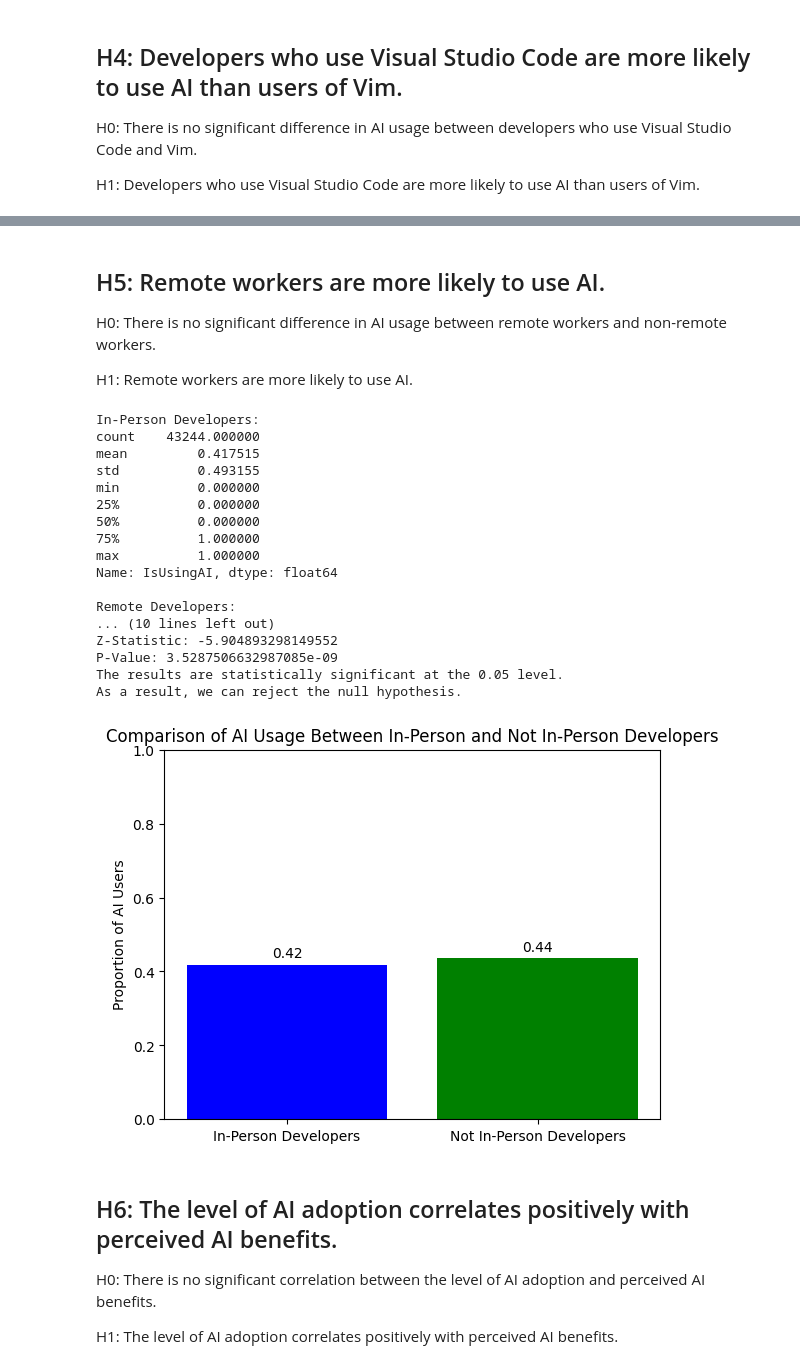
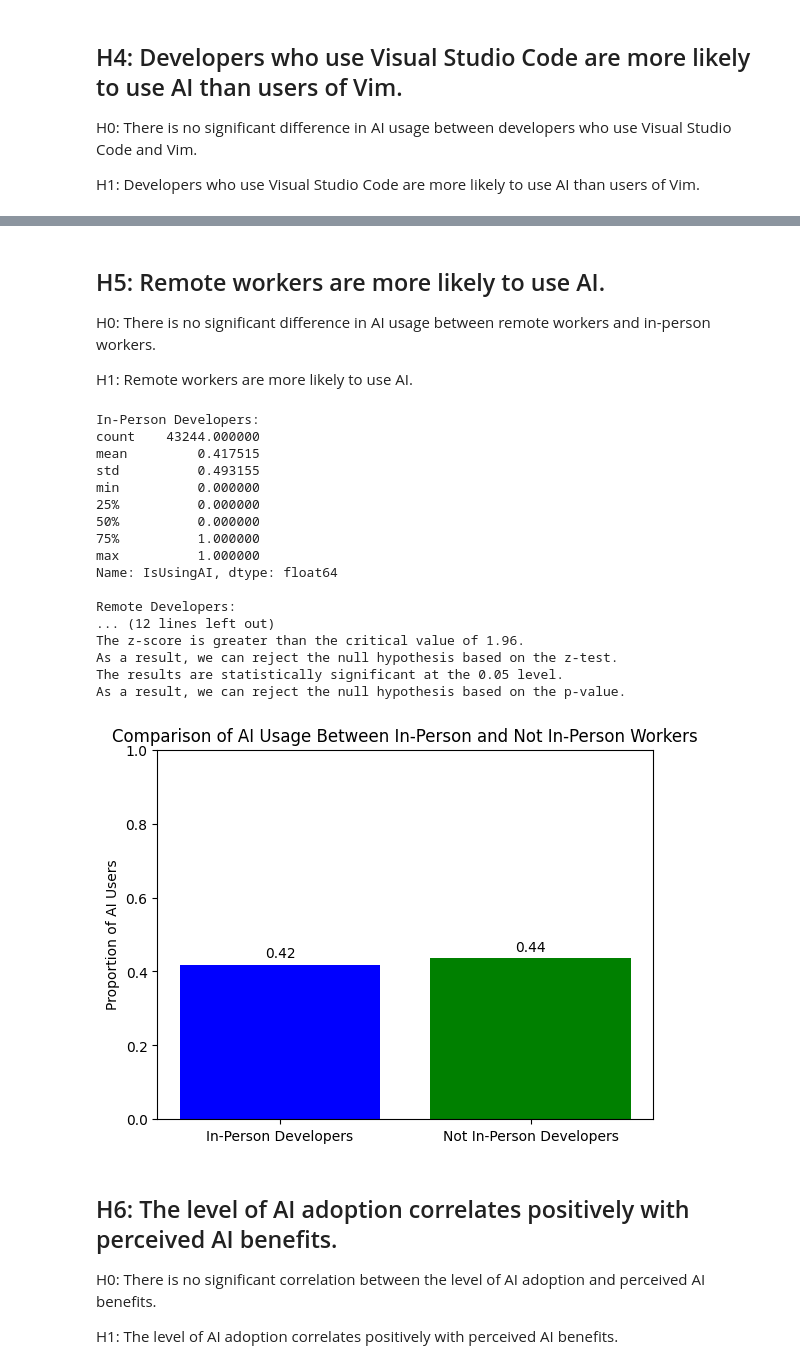
Before and after one commit to mackenly/ai-perception-and-adoption-in-the-developer-community, a Jupyter notebook: Notebook.ipynb, the cells around one changed output, grey strips where cells are left out. Saved outputs shown, nothing was run; the diff lists cells and outputs as text; code cells hidden in the pictures.

```diff
--- a/Notebook.ipynb
+++ b/Notebook.ipynb
@@ -598,7 +610,7 @@ As a result, we can reject the null hypothesis.
 # %% [markdown]
 ## H5: Remote workers are more likely to use AI.
 
-H0: There is no significant difference in AI usage between remote workers and non-remote workers.
+H0: There is no significant difference in AI usage between remote workers and in-person workers.
 
 H1: Remote workers are more likely to use AI.
 # %%
@@ -636,43 +648,49 @@ z_statistic, p_value = proportions_ztest(count, nobs)
 print("Z-Statistic:", z_statistic)
 print("P-Value:", p_value)
 
+# Do Z-test for proportions at 0.05 with critical value of 1.96
+if abs(z_statistic) > 1.96:
+    print("The z-score is greater than the critical value of 1.96.\nAs a result, we can reject the null hypothesis based on the z-test.")
+else:
+    print("The z-score is less than the critical value of 1.96.\nAs a result, we can not reject the null hypothesis based on the z-test.")
+
 # Determine if the results are statistically significant
 if p_value < 0.05:
-    print("The results are statistically significant at the 0.05 level.\nAs a result, we can reject the null hypothesis.")
+    print("The results are statistically significant at the 0.05 level.\nAs a result, we can reject the null hypothesis based on the p-value.")
 else:
-    print("The results are not statistically significant at the 0.05 level.\nAs a result, we can not reject the null hypothesis.")
+    print("The results are not statistically significant at the 0.05 level.\nAs a result, we can not reject the null hypothesis based on the p-value.")
 
 # Bar chart
 prop_in_person = in_person_developers['IsUsingAI'].mean()
 prop_remote = remote_developers['IsUsingAI'].mean()
 labels = ['In-Person Developers', 'Not In-Person Developers']
 values = [prop_in_person, prop_remote]
 fig, ax = plt.subplots()
 bars = ax.bar(labels, values, color=['blue', 'green'])
 ax.bar_label(bars, fmt='%.2f', padding=3)
 ax.set_ylabel('Proportion of AI Users')
-ax.set_title('Comparison of AI Usage Between In-Person and Not In-Person Developers')
+ax.set_title('Comparison of AI Usage Between In-Person and Not In-Person Workers')
 ax.set_ylim(0, 1)
 plt.show()
 # %% [output]
 In-Person Developers:
 count    43244.000000
 mean         0.417515
 std          0.493155
 min          0.000000
 25%          0.000000
 50%          0.000000
 75%          1.000000
 max          1.000000
 Name: IsUsingAI, dtype: float64
 
 Remote Developers:
-... (10 lines left out)
-Z-Statistic: -5.904893298149552
-P-Value: 3.5287506632987085e-09
+... (12 lines left out)
+The z-score is greater than the critical value of 1.96.
+As a result, we can reject the null hypothesis based on the z-test.
 The results are statistically significant at the 0.05 level.
-As a result, we can reject the null hypothesis.
+As a result, we can reject the null hypothesis based on the p-value.
-[figure, old version]
+[figure, new version]
 # %% [markdown]
 ## H6: The level of AI adoption correlates positively with perceived AI benefits.
 
```
Also changed, not shown: parts of 8 cells of this notebook.
